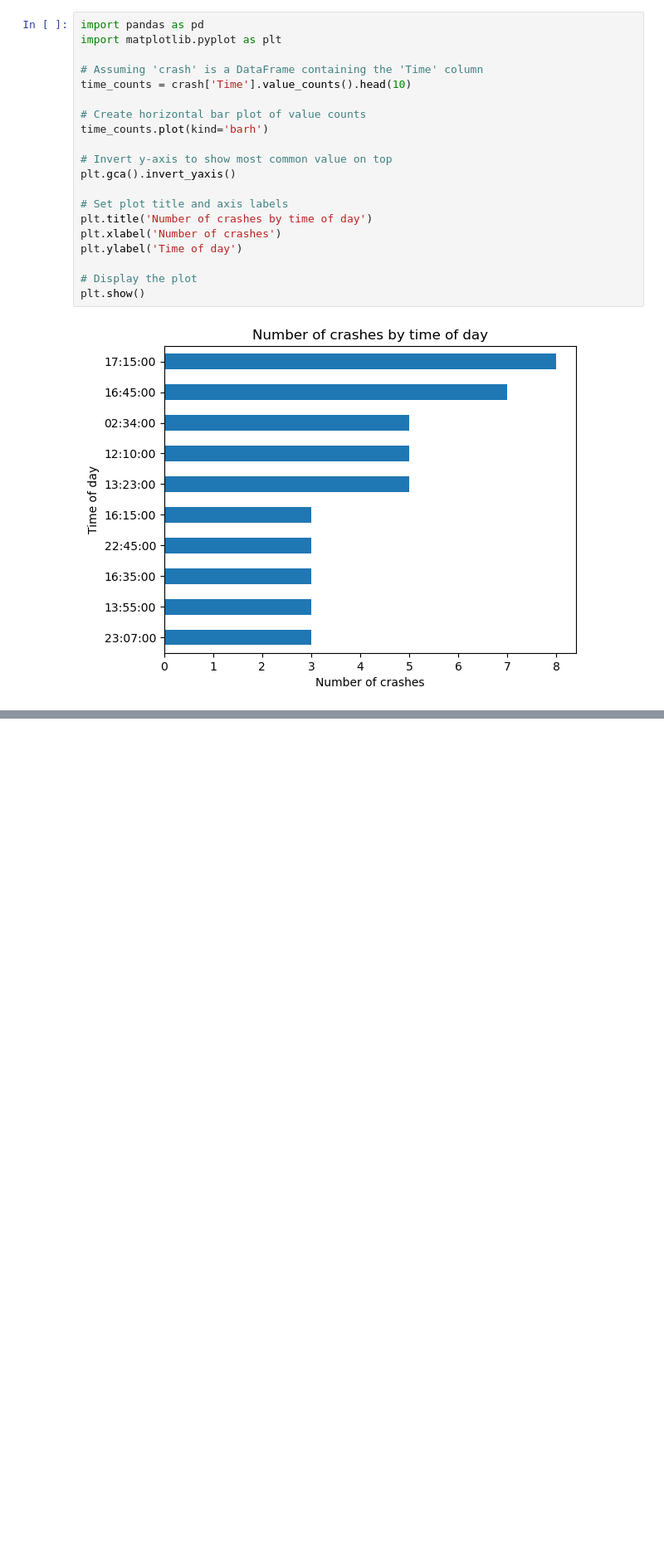
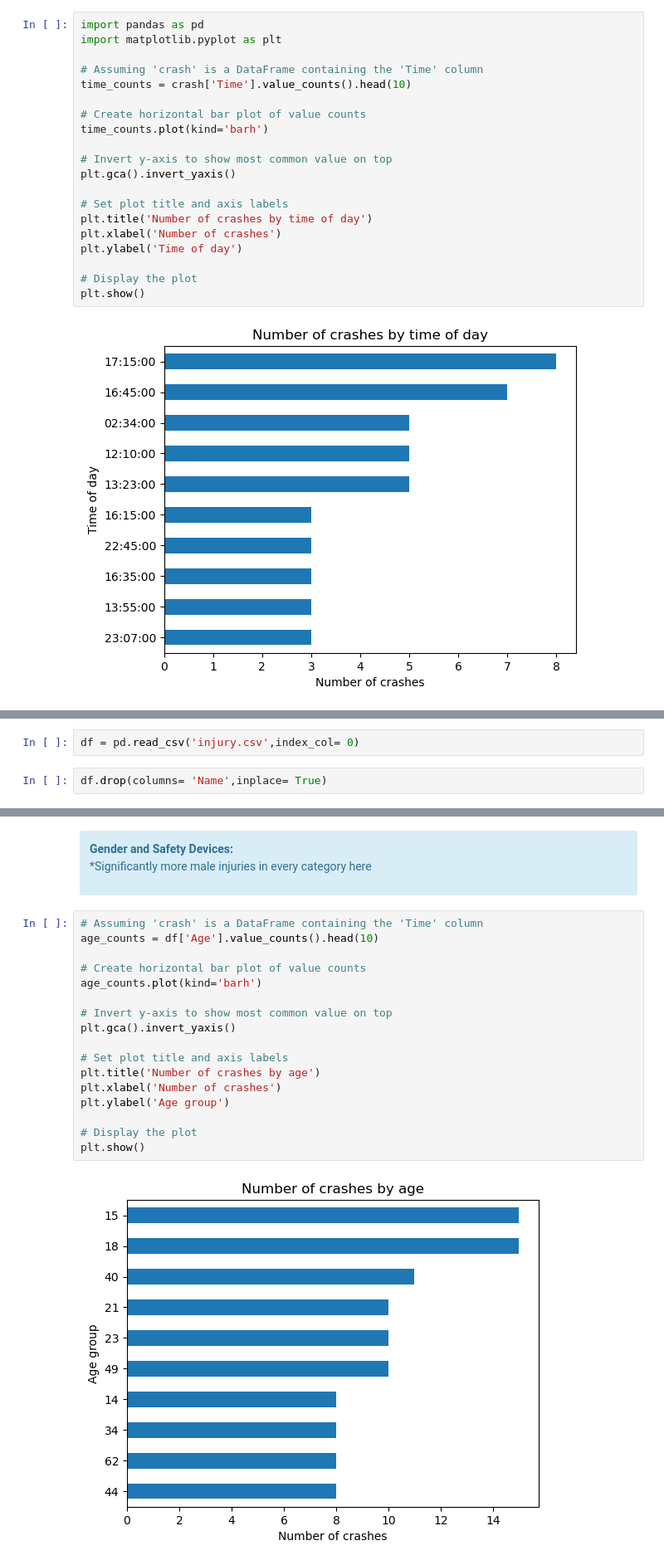
Before and after one commit to brandontnavarrete/reducing-county-collision, a Jupyter notebook: explore.ipynb, the cells around one changed output, grey strips where cells are left out. Shown at 83% size. Drawn from its saved outputs; the diff is of its cells as text; blank space fills up the shorter version.

```diff
--- a/explore.ipynb
+++ b/explore.ipynb
@@ -232,0 +194,4 @@ print(outliers_lat)
+# %%
+df = pd.read_csv('injury.csv',index_col= 0)
+# %%
+df.drop(columns= 'Name',inplace= True)
@@ -232,0 +205,26 @@ print(outliers_lat)
+# %% [markdown]
+<div class="alert alert-block alert-info">
+<b>Gender and Safety Devices:</b>
+
+*Significantly more male injuries in every category here
+
+</div>
+# %%
+# Assuming 'crash' is a DataFrame containing the 'Time' column
+age_counts = df['Age'].value_counts().head(10)
+
+# Create horizontal bar plot of value counts
+age_counts.plot(kind='barh')
+
+# Invert y-axis to show most common value on top
+plt.gca().invert_yaxis()
+
+# Set plot title and axis labels
+plt.title('Number of crashes by age')
+plt.xlabel('Number of crashes')
+plt.ylabel('Age group')
+
+# Display the plot
+plt.show()
+# %% [output]
+[figure, added]
```
Also changed, not shown: parts of 34 cells of this notebook, 1 other file.
